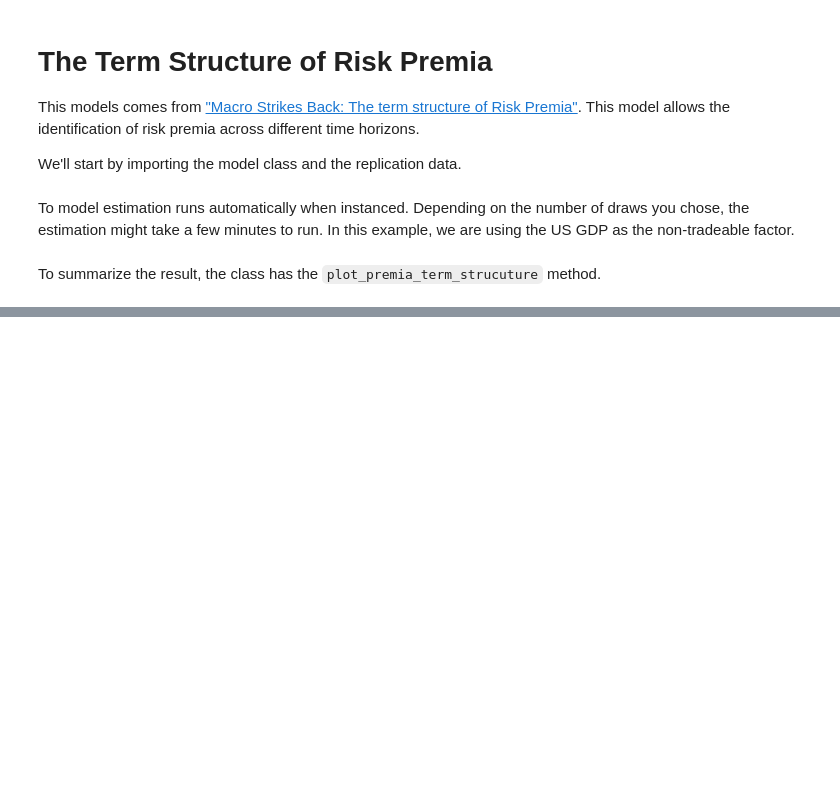
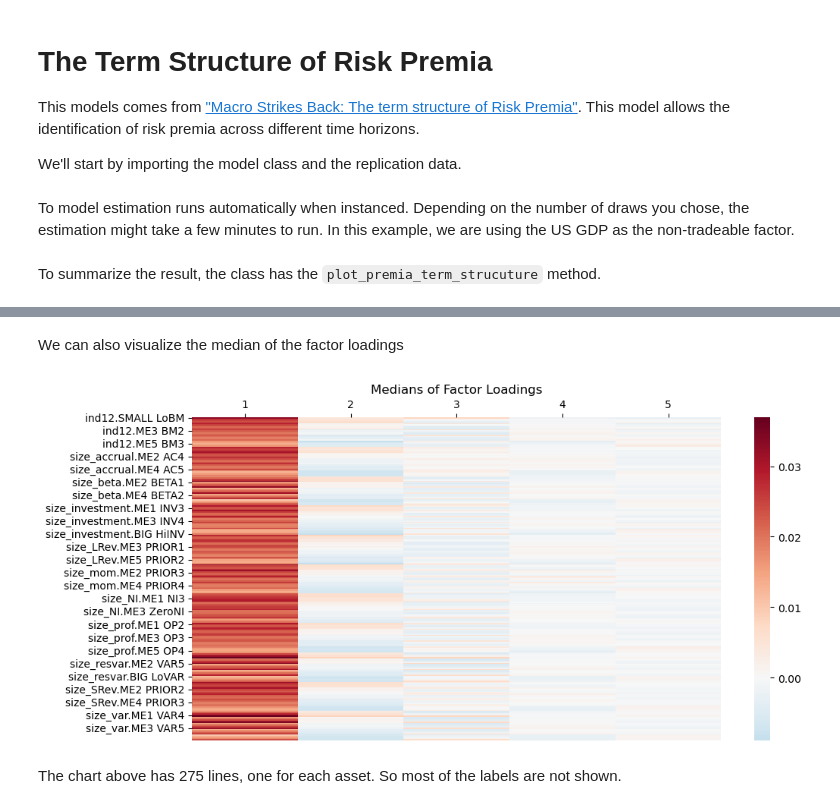
Before and after one commit to gusamarante/empfin, a Jupyter notebook: examples/msb_replication.ipynb, the cells around one changed output, grey strips where cells are left out. Saved outputs shown, nothing was run; the diff lists cells and outputs as text; code cells hidden in the pictures; blank space fills up the shorter version.

```diff
--- a/examples/msb_replication.ipynb
+++ b/examples/msb_replication.ipynb
@@ -28,0 +30,8 @@ rpts.plot_premia_term_structure()
+# %% [markdown]
+We can also visualize the median of the factor loadings
+# %%
+rpts.plot_loadings_heatmap()
+# %% [output]
+[figure, added]
+# %% [markdown]
+The chart above has 275 lines, one for each asset. So most of the labels are not shown.
```
Also changed, not shown: parts of 2 cells of this notebook, 3 other files.
